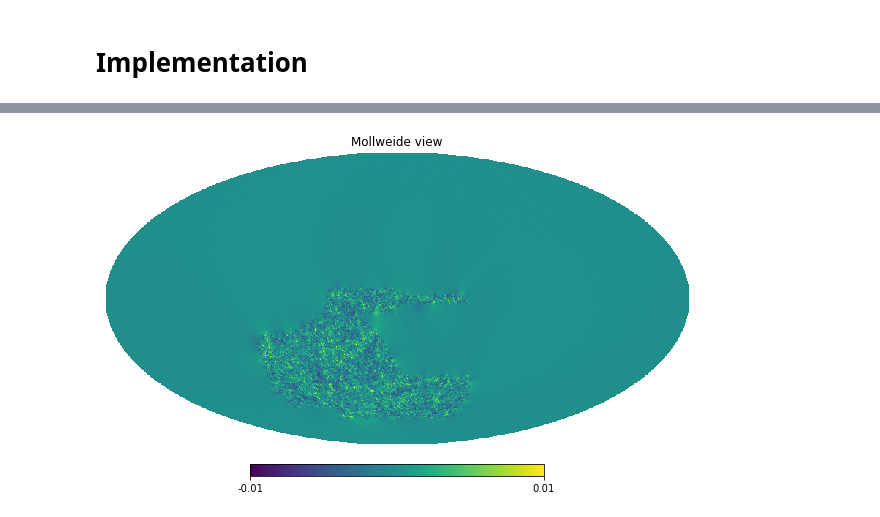
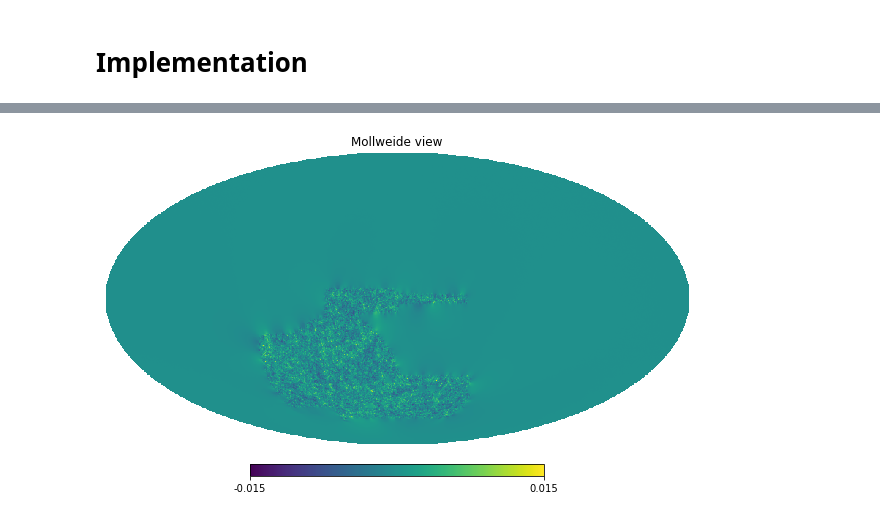
Before and after one commit to NiallJeffrey/wiener_sphere, a Jupyter notebook: wiener_implementation_method2.ipynb, the cells around one changed output, grey strips where cells are left out. Drawn from its saved outputs; the diff is of its cells as text; code cells hidden in the pictures.

Commit message:
completed 50 iter test

```diff
--- a/wiener_implementation_method2.ipynb
+++ b/wiener_implementation_method2.ipynb
@@ -98,7 +104,7 @@ T_ell = np.ones(s_cov_diag.shape)*tau_ell
 # %% [markdown]
 # Implementation
 # %%
-n_iter = 10
+n_iter = 50
 data_vec_QU = np.concatenate([data_vec.real, data_vec.imag])
 s = np.zeros(data_vec_QU.shape, dtype='complex')
 
@@ -109,19 +115,16 @@ harmonic_operator = s_cov_diag/(s_cov_diag+T_ell)
 pixel_operator_signal = (noise_bar_diag/(noise_bar_diag+T_pixel))
 pixel_operator_data = (T_pixel / (T_pixel + noise_diag))
 
+
 for i in range(n_iter):
+    time_counter = time.time()
 
     t = pixel_operator_data * data_vec_QU + pixel_operator_signal*s # here t = concat[t_Q, t_U]
-#     print(np.max(t.imag))
     t = np.real(t)
     t = [t[int(t.shape[0]/2):]*0.,t[:int(t.shape[0]/2)],t[int(t.shape[0]/2):]] # here t = {t_I = 0, t_Q, t_U}
     t = hp.ud_grade(t, nside) # now upgrade
 
     t_alm = hp.map2alm(t, lmax = 3*(nside)-1, pol=True)
-
-#     print(np.max(t_alm[0]))
-#     print(np.max(t_alm[1]))
-#     print(np.max(t_alm[2]))
 
     s = harmonic_operator*np.concatenate([t_alm[1], t_alm[2]])
     s = [s[int(s.shape[0]/2):]*0.,s[:int(s.shape[0]/2)],s[int(s.shape[0]/2):]]
@@ -133,4 +136,5 @@ for i in range(n_iter):
     s = hp.alm2map(s, nside=nside, lmax=nside*3-1, verbose=False, pol=True)
     s_qu = np.copy(s)
     s = np.concatenate([s[1], s[2]])
+    print(time.time() -time_counter)
 # %% [output]
@@ -162,4 +181,4 @@ Sigma is 0.000000 arcmin (0.000000 rad)
 # %%
-hp.mollview(s_eb[1], min = -0.01, max = 0.01)
+hp.mollview(s_eb[1], min = -0.015, max = 0.015)
 # %% [output]
-[figure, old version]
+[figure, new version]
```
Also changed, not shown: parts of 12 cells of this notebook.
